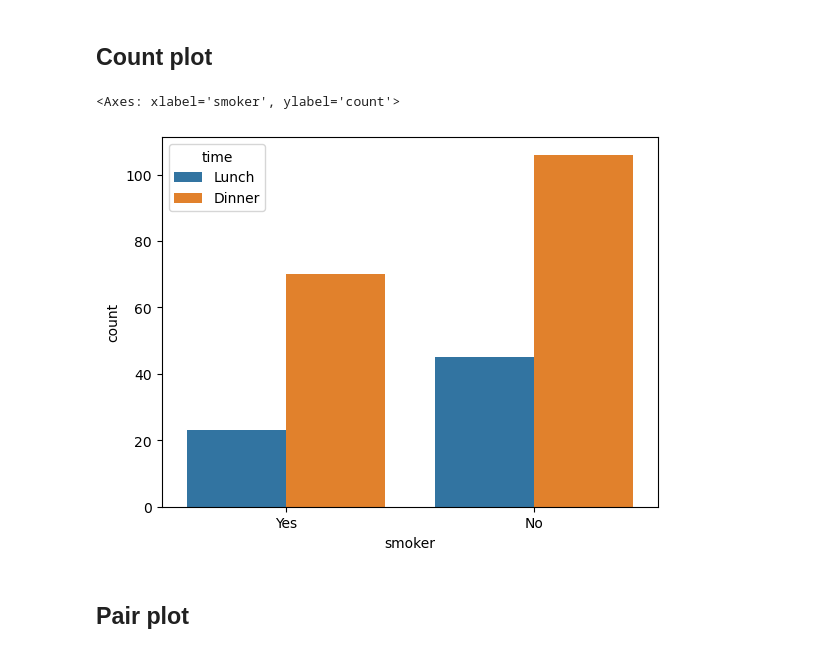
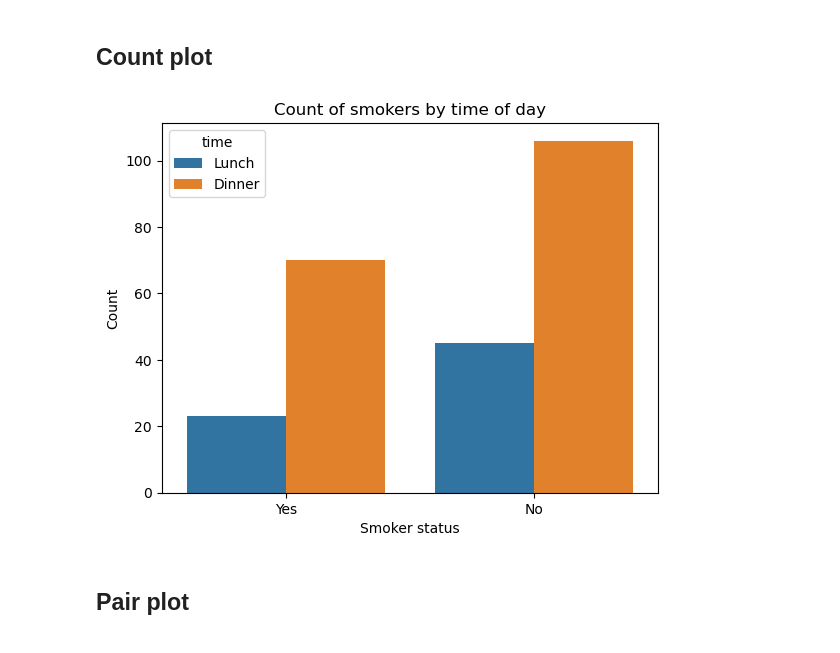
Before and after one commit to Jawad-Muzafar/Data-Visualization-, a Jupyter notebook: seaborn.ipynb, the cells around one changed output. Saved outputs shown, nothing was run; the diff lists cells and outputs as text; code cells hidden in the pictures.

```diff
--- a/seaborn.ipynb
+++ b/seaborn.ipynb
@@ -6,6 +6,8 @@ import numpy as np
 import matplotlib.pyplot as plt
 import seaborn as sns
 import plotly.express as px
+sns.set_theme(style="whitegrid")
+plt.style.use("default")
 # %% [markdown]
 ## Loading dataset
 # %%
@@ -87,9 +86,12 @@ df.head()
 ## **Count plot**
 # %%
 sns.countplot(data=df,x='smoker',hue='time')
+plt.title('Count of smokers by time of day')
+plt.xlabel('Smoker status')
+plt.ylabel('Count')
+plt.show()
 # %% [output]
-<Axes: xlabel='smoker', ylabel='count'>
-[figure, old version]
+[figure, new version]
 # %% [markdown]
 ##  **Pair plot**
 # %%
```
Also changed, not shown: parts of 22 cells of this notebook.
